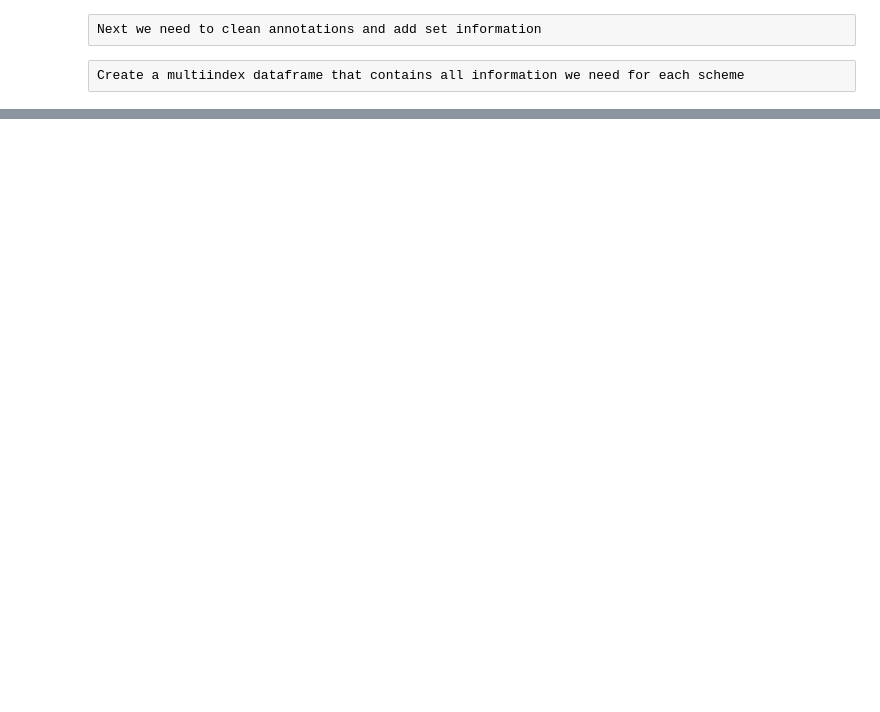
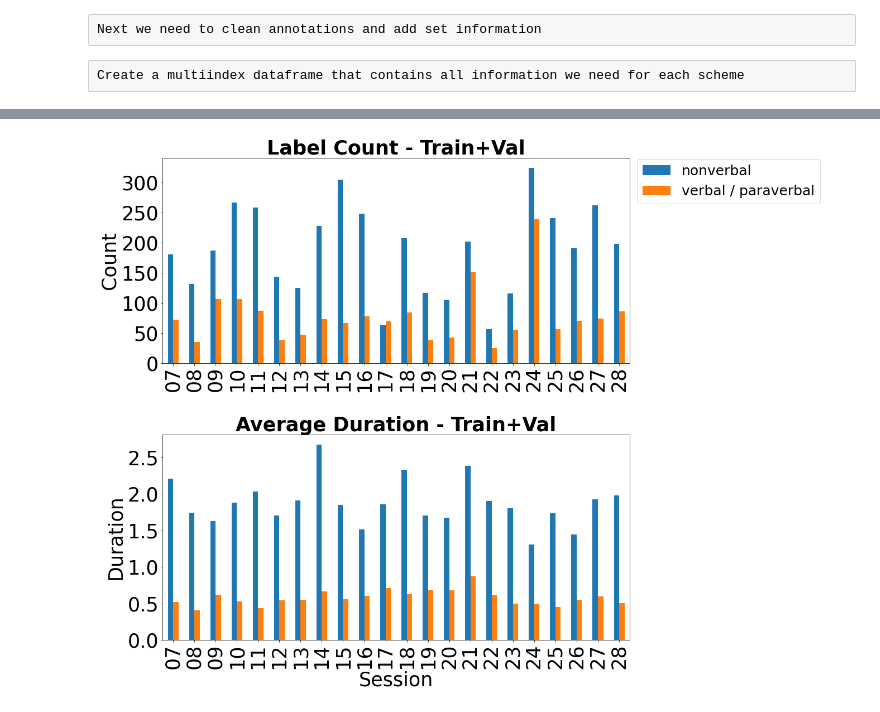
Before and after one commit to shelm/phd-thesis-code, a Jupyter notebook: 00_dataset_analysis/multimediate/multimediate_22.ipynb, the cells around one changed output, grey strips where cells are left out. Cells and saved outputs as stored; diff of their text form; code cells hidden in the pictures; blank space fills up the shorter version.

```diff
--- a/00_dataset_analysis/multimediate/multimediate_22.ipynb
+++ b/00_dataset_analysis/multimediate/multimediate_22.ipynb
@@ -128,0 +214,6 @@ max    1291.000000  1291.840000     0.0     5.000000
+# %%
+# combine nonverbal stats
+annos_stats['verbal / paraverbal'] = pd.concat([annos_stats['paraverbal'], annos_stats['verbal']])
+plot_dist_for_modality_schemes(['nonverbal', 'verbal / paraverbal'], 'Train+Val', title='', file_name='bc_stats', font_size=35)
+# %% [output]
+[figure, added]
```
Also changed, not shown: parts of 17 cells of this notebook.
